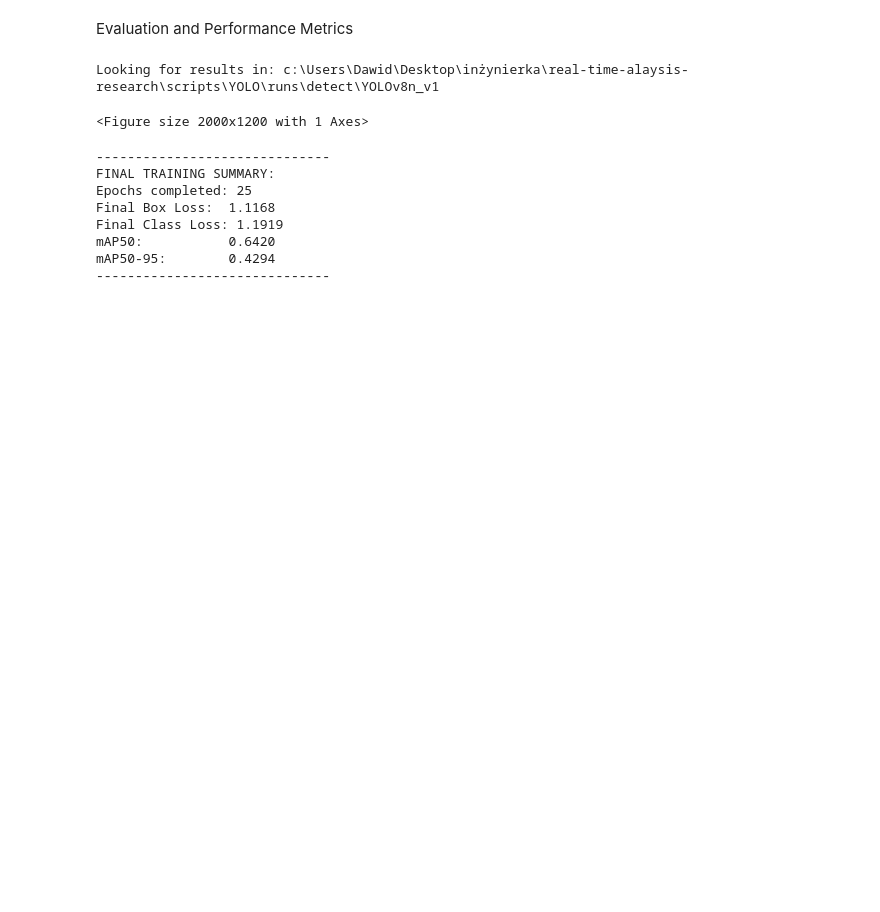
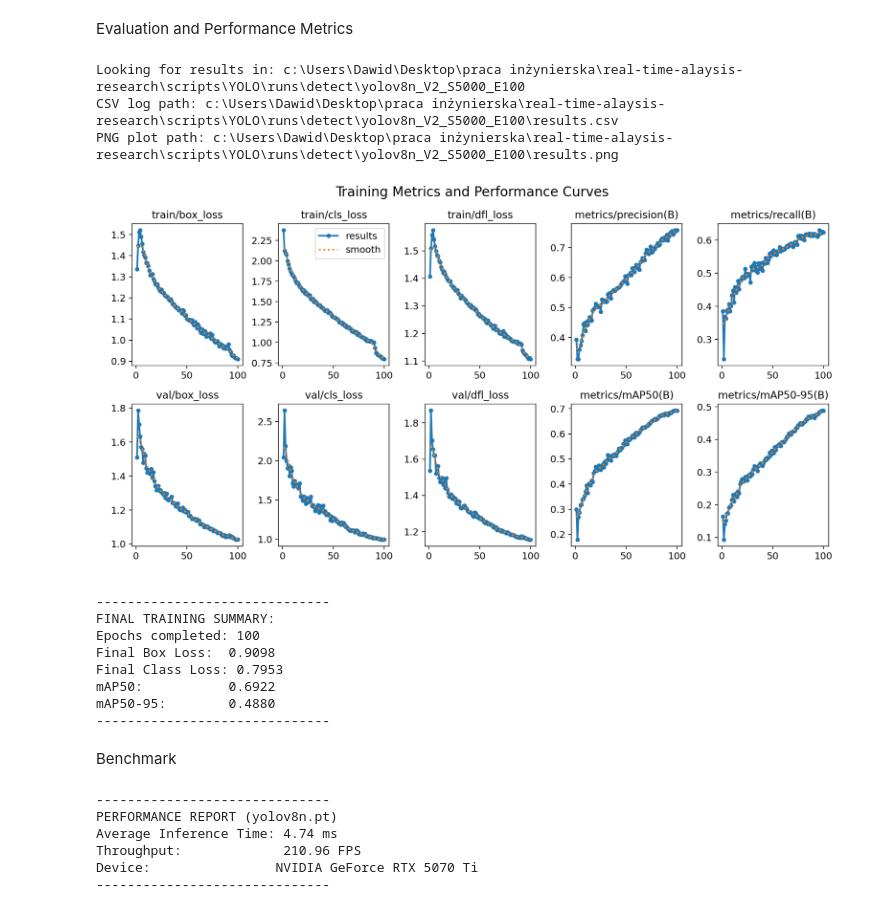
Before and after one commit to DideleKumpel/real-time-alaysis-research, a Jupyter notebook: scripts/YOLO/YOLO_Training_Blackwell.ipynb, the cells around one changed output. Saved outputs shown, nothing was run; the diff lists cells and outputs as text; code cells hidden in the pictures; blank space fills up the shorter version.

Commit message:
added model speed benchmark at the end

```diff
--- a/scripts/YOLO/YOLO_Training_Blackwell.ipynb
+++ b/scripts/YOLO/YOLO_Training_Blackwell.ipynb
@@ -132,49 +131,96 @@ Evaluation and Performance Metrics
 import matplotlib.pyplot as plt
 import cv2
 
-results_dir = os.path.abspath("../YOLO/runs/detect/YOLOv8n_v1")
+results_dir = os.path.abspath(f"../YOLO/runs/detect/{MODEL_NAME}")
 results_csv = os.path.join(results_dir, "results.csv")
 results_png = os.path.join(results_dir, "results.png")
 
 print(f"Looking for results in: {results_dir}")
+print(f"CSV log path: {results_csv}")
+print(f"PNG plot path: {results_png}")
 
 #display training curves (Loss, mAP, Precision, Recall)
 if os.path.exists(results_png):
     img = cv2.imread(results_png)
     img = cv2.cvtColor(img, cv2.COLOR_BGR2RGB)
 
     plt.figure(figsize=(20, 12))
     plt.imshow(img)
     plt.title("Training Metrics and Performance Curves", fontsize=20)
     plt.axis('off')
     plt.show()
 else:
     print("Optimization in progress or results.png not found yet.")
 
 #print final summary from the CSV log
 if os.path.exists(results_csv):
     import pandas as pd
     df = pd.read_csv(results_csv)
 
     # get the last row of the training log
     final_stats = df.iloc[-1]
 
     print("-" * 30)
     print("FINAL TRAINING SUMMARY:")
     print(f"Epochs completed: {len(df)}")
     print(f"Final Box Loss:  {final_stats.get('train/box_loss', 'N/A'):.4f}")
     print(f"Final Class Loss: {final_stats.get('train/cls_loss', 'N/A'):.4f}")
     print(f"mAP50:           {final_stats.get('metrics/mAP50(B)', 'N/A'):.4f}")
     print(f"mAP50-95:        {final_stats.get('metrics/mAP50-95(B)', 'N/A'):.4f}")
     print("-" * 30)
 # %% [output]
-Looking for results in: c:\Users\Dawid\Desktop\inżynierka\real-time-alaysis-research\scripts\YOLO\runs\detect\YOLOv8n_v1
+Looking for results in: c:\Users\Dawid\Desktop\praca inżynierska\real-time-alaysis-research\scripts\YOLO\runs\detect\yolov8n_V2_S5000_E100
+CSV log path: c:\Users\Dawid\Desktop\praca inżynierska\real-time-alaysis-research\scripts\YOLO\runs\detect\yolov8n_V2_S5000_E100\results.csv
+PNG plot path: c:\Users\Dawid\Desktop\praca inżynierska\real-time-alaysis-research\scripts\YOLO\runs\detect\yolov8n_V2_S5000_E100\results.png
+[figure, added]
-<Figure size 2000x1200 with 1 Axes>
+------------------------------
+FINAL TRAINING SUMMARY:
+Epochs completed: 100
+Final Box Loss:  0.9098
+Final Class Loss: 0.7953
+mAP50:           0.6922
+mAP50-95:        0.4880
+------------------------------
-------------------------------
-FINAL TRAINING SUMMARY:
-Epochs completed: 25
-Final Box Loss:  1.1168
-Final Class Loss: 1.1919
-mAP50:           0.6420
-mAP50-95:        0.4294
-------------------------------
+# %% [markdown]
+Benchmark
+# %%
+import time
+import numpy as np
+
+# load the model
+model_path = f"runs/detect/{MODEL_NAME}/weights/best.pt"
+model = YOLO(model_path)
+
+# Warm-up (Important for GPU)
+# GPU needs a few runs to reach full clock speed
+dummy_input = np.zeros((640, 640, 3), dtype=np.uint8)
+for _ in range(10):
+    _ = model.predict(dummy_input, verbose=False)
+
+# benchmark loop
+num_frames = 100
+start_time = time.time()
+
+for _ in range(num_frames):
+    results = model.predict(dummy_input, verbose=False, device=0)
+
+end_time = time.time()
+
+# calculations
+total_time = end_time - start_time
+avg_time_ms = (total_time / num_frames) * 1000
+fps = num_frames / total_time
+
+print("-" * 30)
+print(f"PERFORMANCE REPORT ({MODEL_TYPE})")
+print(f"Average Inference Time: {avg_time_ms:.2f} ms")
+print(f"Throughput:             {fps:.2f} FPS")
+print(f"Device:                {torch.cuda.get_device_name(0)}")
+print("-" * 30)
+# %% [output]
+------------------------------
+PERFORMANCE REPORT (yolov8n.pt)
+Average Inference Time: 4.74 ms
+Throughput:             210.96 FPS
+Device:                NVIDIA GeForce RTX 5070 Ti
+------------------------------
```
Also changed, not shown: parts of 5 cells of this notebook.
